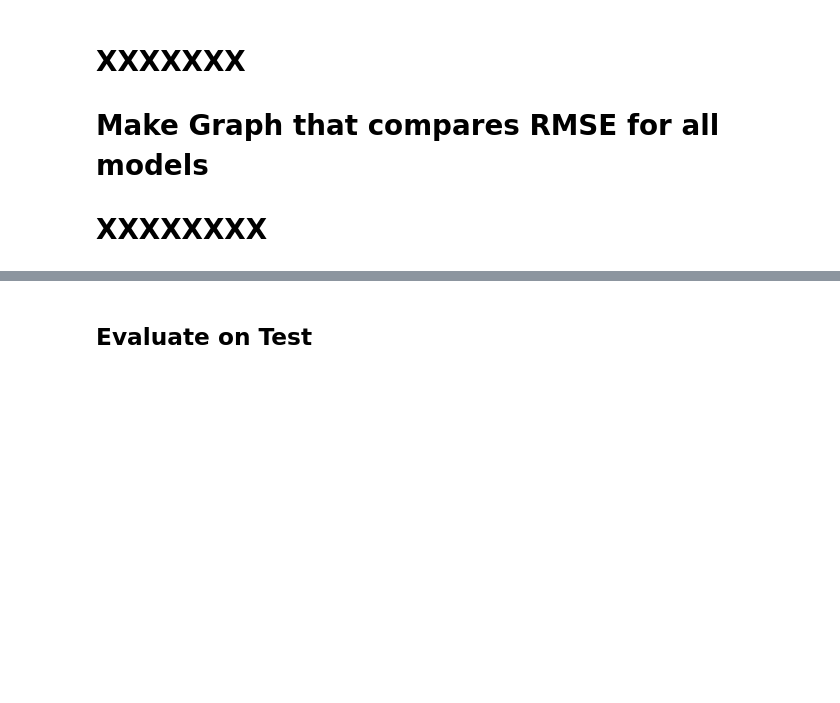
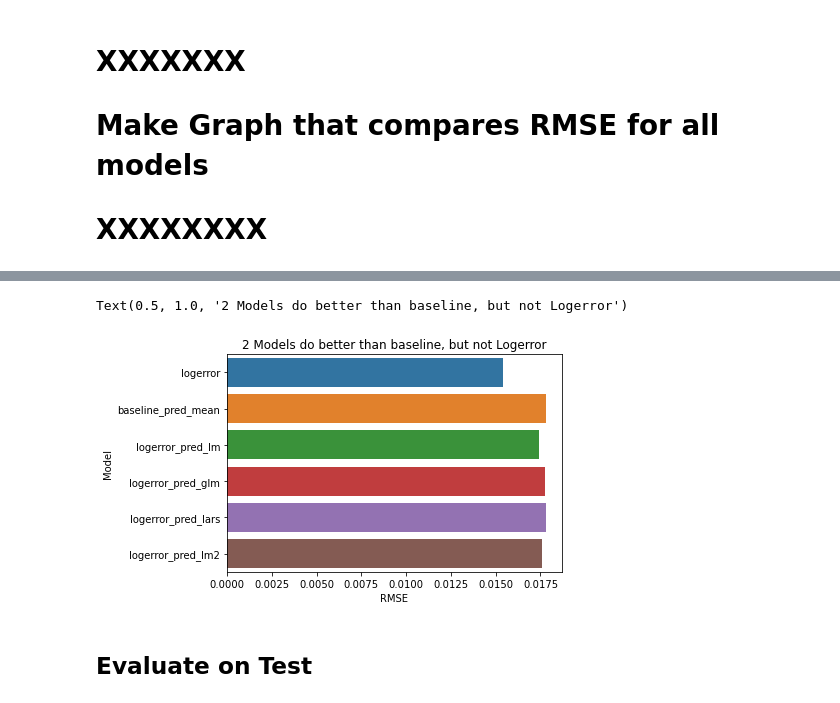
Before and after one commit to velasquez-wheeler/zillow_clustering_project, a Jupyter notebook: delme-wheeler-explore.ipynb, the cells around one changed output, grey strips where cells are left out. Cells and saved outputs as stored; diff of their text form; code cells hidden in the pictures; blank space fills up the shorter version.

```diff
--- a/delme-wheeler-explore.ipynb
+++ b/delme-wheeler-explore.ipynb
@@ -1070,0 +1078,5 @@ plt.show()
+# %%
+RMSE_compare = pd.DataFrame(y_validate.mean(axis=0))
+RMSE_compare = RMSE_compare.reset_index()
+RMSE_compare = RMSE_compare.rename(columns={0 : "RMSE", 'index' : 'Model'})
+RMSE_compare.head()
@@ -1071,3 +1090,9 @@ plt.show()
+# %%
+sns.barplot(data=RMSE_compare, x='RMSE', y='Model')
+plt.title('2 Models do better than baseline, but not Logerror')
+# %% [output]
+Text(0.5, 1.0, '2 Models do better than baseline, but not Logerror')
+[figure, added]
 # %% [markdown]
 ## Evaluate on Test
 # %%
```
Also changed, not shown: parts of 12 cells of this notebook.
